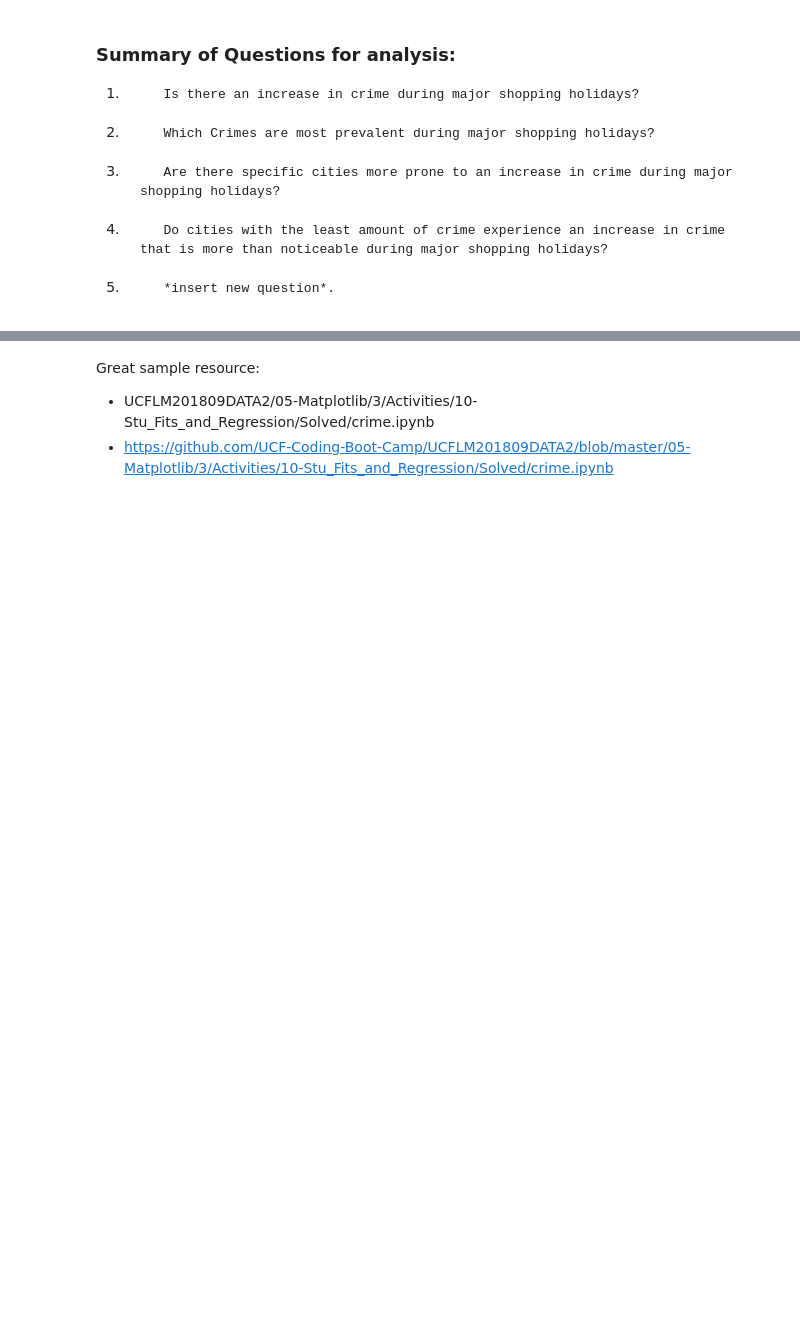
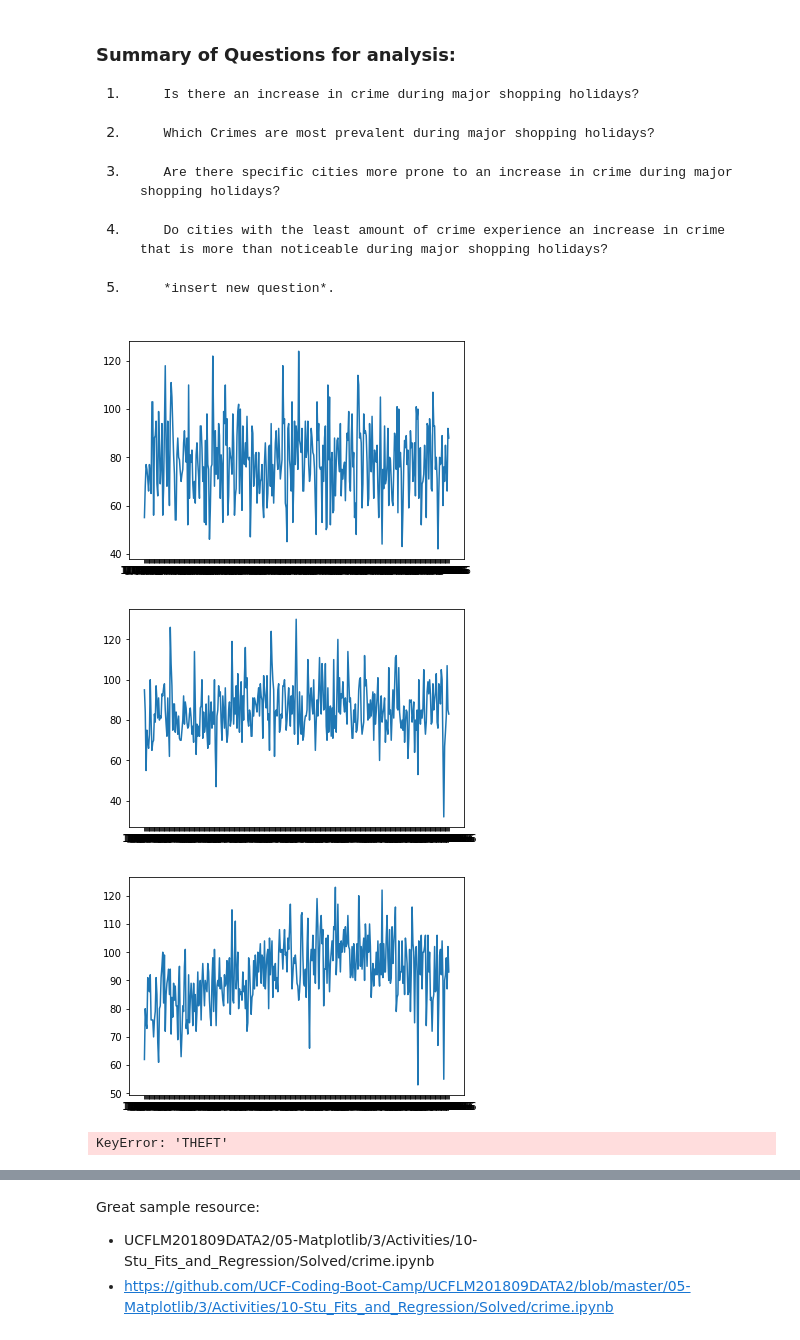
Before and after one commit to Rasbeartin/Project_1_crime, a Jupyter notebook: crime_by_date/final_data_analysis.ipynb, the cells around one changed output, grey strips where cells are left out. Cells and saved outputs as stored; diff of their text form; code cells hidden in the pictures; blank space fills up the shorter version.

Commit message:
first draft of charts in matplotlib

```diff
--- a/crime_by_date/final_data_analysis.ipynb
+++ b/crime_by_date/final_data_analysis.ipynb
@@ -67,14 +67,28 @@ to
 # %%
 austin_df.head()
 
 sort2016 = austin_df.date == '*2016'
 austin_df[sort2016].head()
 
 austin_2016_df = austin_df[austin_df['date'].str.contains("2016")]
 la_2016_df = la_df[la_df['date'].str.contains("2016")]
 chicago_df_2016 = chicago_df[chicago_df['date'].str.contains("2016")]
 pheonix_2016_df = pheonix_df[pheonix_df['date'].str.contains("2016")]
 portland_2016_df = portland_df[portland_df['date'].str.contains("2016")]
 orlando_2016_df = orlando_df[orlando_df['date'].str.contains("2016")]
 philadelphia_2016_df = philadelphia_df[philadelphia_df['date'].str.contains("2016")]
 seattle_2016_df = seattle_df[seattle_df['date'].str.contains("2016")]
+
+cities_2016 = [austin_2016_df,
+               la_2016_df,
+               chicago_df_2016,
+               pheonix_2016_df,
+               portland_2016_df,
+               orlando_2016_df,
+               philadelphia_2016_df,
+               seattle_2016_df]
+# %% [output]
+[figure, added]
+[figure, added]
+[figure, added]
+KeyError: 'THEFT'
```
Also changed, not shown: parts of 2 cells of this notebook.
